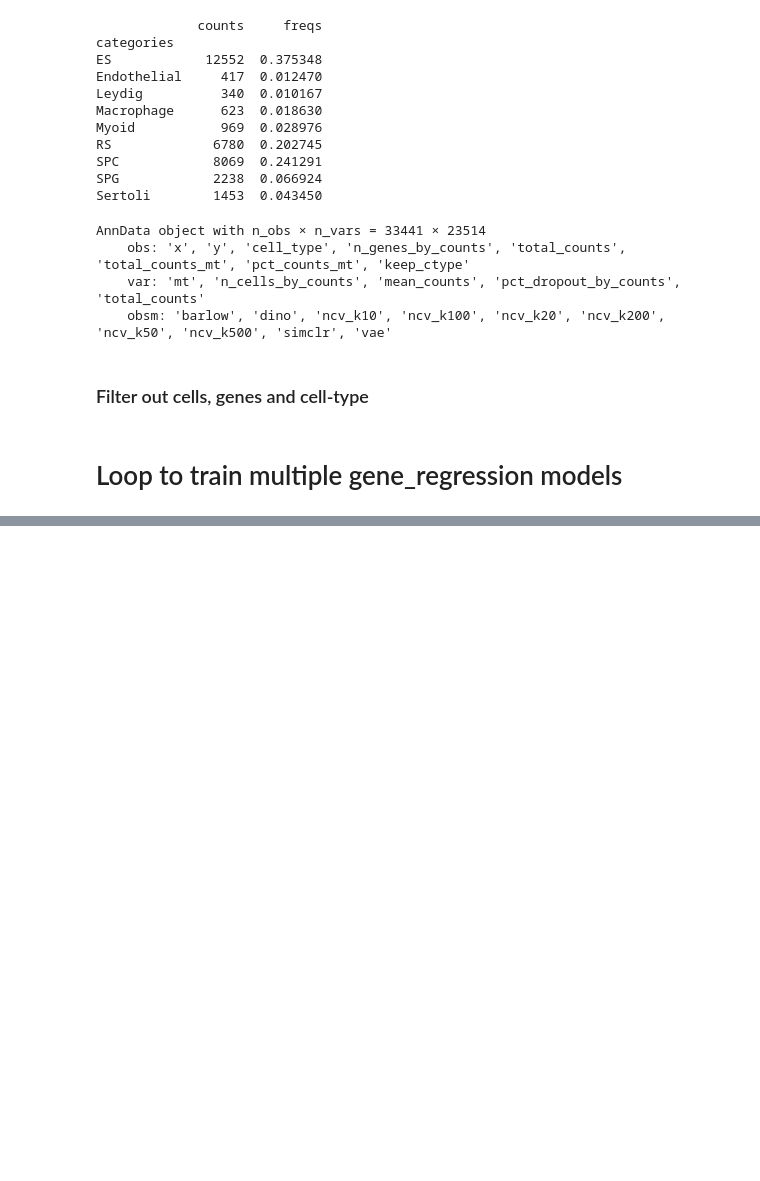
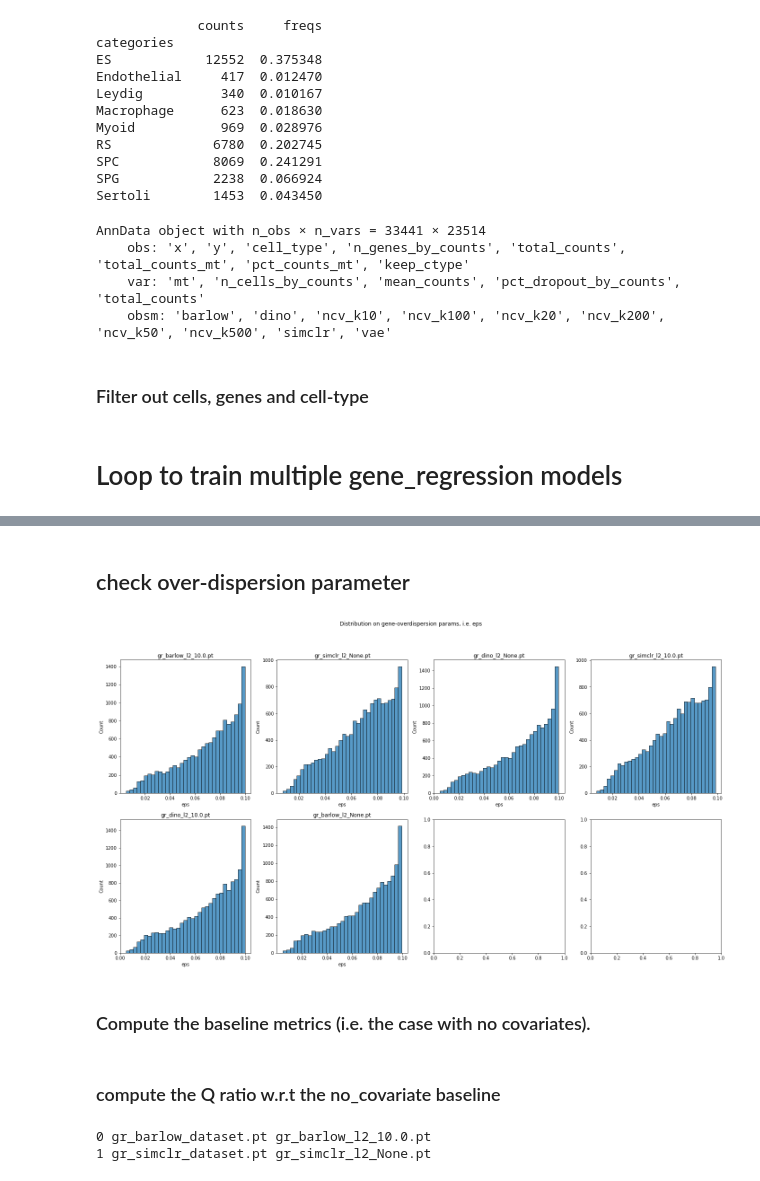
Before and after one commit to broadinstitute/tissue_purifier, a Jupyter notebook: notebooks/notebook3_all.ipynb, the cells around one changed output, grey strips where cells are left out. Saved outputs shown, nothing was run; the diff lists cells and outputs as text; code cells hidden in the pictures; blank space fills up the shorter version.

```diff
--- a/notebooks/notebook3_all.ipynb
+++ b/notebooks/notebook3_all.ipynb
@@ -294,0 +262,23 @@ I don't like the fact that epsilon is clustered by cell_type. Is it because the
+# %% [markdown]
+## check over-dispersion parameter
+# %%
+nmax = len(ckpt_list)
+ncols = 4
+nrows = int(numpy.ceil(float(nmax)/ncols))
+
+fig, axes = plt.subplots(ncols=ncols, nrows=nrows, figsize=(6*ncols, 6*nrows))
+fig.suptitle("Distribution on gene-overdispersion params, i.e. eps")
+
+for n, ckpt_file in enumerate(ckpt_list):
+    r,c = n//ncols, n%ncols
+    ax_cur = axes[r,c]
+    gr.load_ckpt(os.path.join(gr_ckpt_dir, ckpt_file))
+    df_param = gr.get_params()
+
+    # _ = seaborn.histplot(data=df_param, x="eps", hue="cell_type", bins=200, ax=ax_cur, multiple="layer")
+    _ = seaborn.histplot(data=df_param, x="eps", ax=ax_cur)
+    _ = ax_cur.set_title(ckpt_file)
+# %% [output]
+[figure, added]
+# %% [markdown]
+### Compute the baseline metrics (i.e. the case with no covariates).
@@ -294,0 +303,33 @@ I don't like the fact that epsilon is clustered by cell_type. Is it because the
+# %% [markdown]
+### compute the Q ratio w.r.t the no_covariate baseline
+# %%
+result_dict = dict()
+
+for n, (data_file, ckpt_file) in enumerate(zip(dataset_list, ckpt_list)):
+    print(n, data_file, ckpt_file)
+
+    gr.load_ckpt(os.path.join(gr_ckpt_dir, ckpt_file))
+    train_dataset, test_dataset, _ = torch.load(os.path.join(gr_ckpt_dir, data_file))
+
+    df_metric_tmp_train, df_count_tmp_train = gr.predict(
+        train_dataset,
+        num_samples=100,
+        subsample_size_cells=200,
+        subsample_size_genes=None)
+
+    df_metric_tmp_test, df_count_tmp_test = gr.predict(
+        test_dataset,
+        num_samples=100,
+        subsample_size_cells=200,
+        subsample_size_genes=None)
+
+    df_tmp_test = df_metric_tmp_test.groupby(["cell_type", "gene"]).mean()
+    df_tmp_test["q_ratio"] = df_tmp_test["q_dist"] / df_baseline_test["q_dist"]
+    result_dict["test_"+ckpt_file] = df_tmp_test["q_ratio"].values
+
+    df_tmp_train = df_metric_tmp_train.groupby(["cell_type", "gene"]).mean()
+    df_tmp_train["q_ratio"] = df_tmp_train["q_dist"] / df_baseline_train["q_dist"]
+    result_dict["test_"+ckpt_file] = df_tmp_train["q_ratio"].values
+# %% [output]
+0 gr_barlow_dataset.pt gr_barlow_l2_10.0.pt
+1 gr_simclr_dataset.pt gr_simclr_l2_None.pt
```
Also changed, not shown: parts of 16 cells of this notebook, 2 other files.
